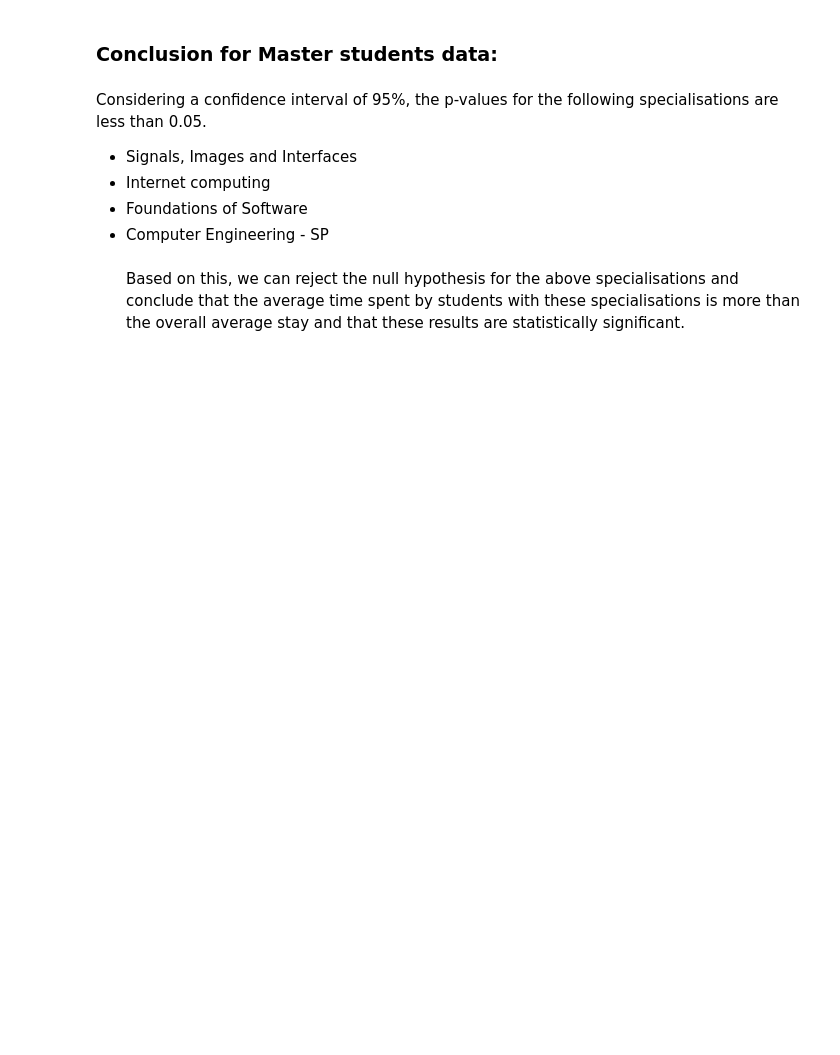
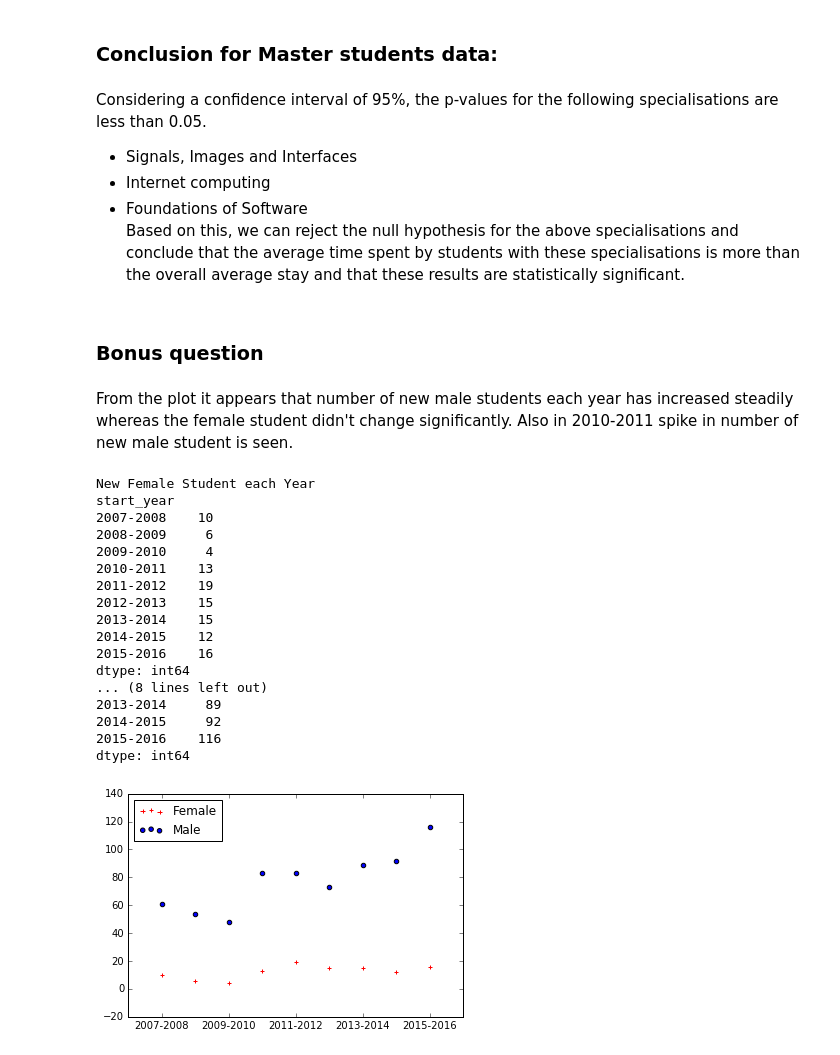
Before and after one commit to vidit09/ada-homework, a Jupyter notebook: 02 - Data from the Web/data_from_the_web.ipynb, the cells around one changed output. Drawn from its saved outputs; the diff is of its cells as text; code cells hidden in the pictures; blank space fills up the shorter version.

```diff
--- a/02 - Data from the Web/data_from_the_web.ipynb
+++ b/02 - Data from the Web/data_from_the_web.ipynb
@@ -365,5 +370,55 @@ Considering a confidence interval of 95%, the p-values for the following special
 <li>Signals, Images and Interfaces </li>
 <li>Internet computing</li>
 <li>Foundations of Software</li>
-<li>Computer Engineering - SP</li> <br>
+
 Based on this, we can reject the null hypothesis for the above specialisations and conclude that the average time spent by students with these specialisations is more than the overall average stay and that these results are statistically significant.
+# %% [markdown]
+### Bonus question
+# %% [markdown]
+From the plot it appears that number of new male students each year has increased steadily whereas the female student didn't change significantly. Also in 2010-2011 spike in number of new male student is seen.
+# %%
+
+with open('master_data','rb') as file:
+    master_data1 = pickle.load(file)
+
+#master_data.index = master_data['sciper']
+tf=master_data1.groupby(['semester','sex','start_year']).apply(lambda x: len(x))
+
+fig, ax = plt.subplots()
+fig.canvas.draw()
+
+tg = tf.loc['Master semestre 1','Madame']
+print('New Female Student each Year')
+print(tg)
+women = plt.scatter([ind for ind, val in enumerate(tg.index)],tg.values,c='r',marker='+',label='Female')
+labels = [item.get_text() for item in ax.get_xticklabels()]
+
+
+tg = tf.loc['Master semestre 1','Monsieur']
+print('New Male Student each Year')
+print(tg)
+plt.scatter([ind for ind, val in enumerate(tg.index)],tg.values,c='b',marker='o',label='Male')
+plt.xticks(list(range(0,len(tg.index),2)))
+labels = tg.index.values[list(range(0,len(tg.index),2))]
+ax.set_xticklabels(labels)
+
+plt.legend(loc='upper left');
+# %% [output]
+New Female Student each Year
+start_year
+2007-2008    10
+2008-2009     6
+2009-2010     4
+2010-2011    13
+2011-2012    19
+2012-2013    15
+2013-2014    15
+2014-2015    12
+2015-2016    16
+dtype: int64
+... (8 lines left out)
+2013-2014     89
+2014-2015     92
+2015-2016    116
+dtype: int64
+[figure, added]
```
Also changed, not shown: parts of 14 cells of this notebook, 1 other file.
